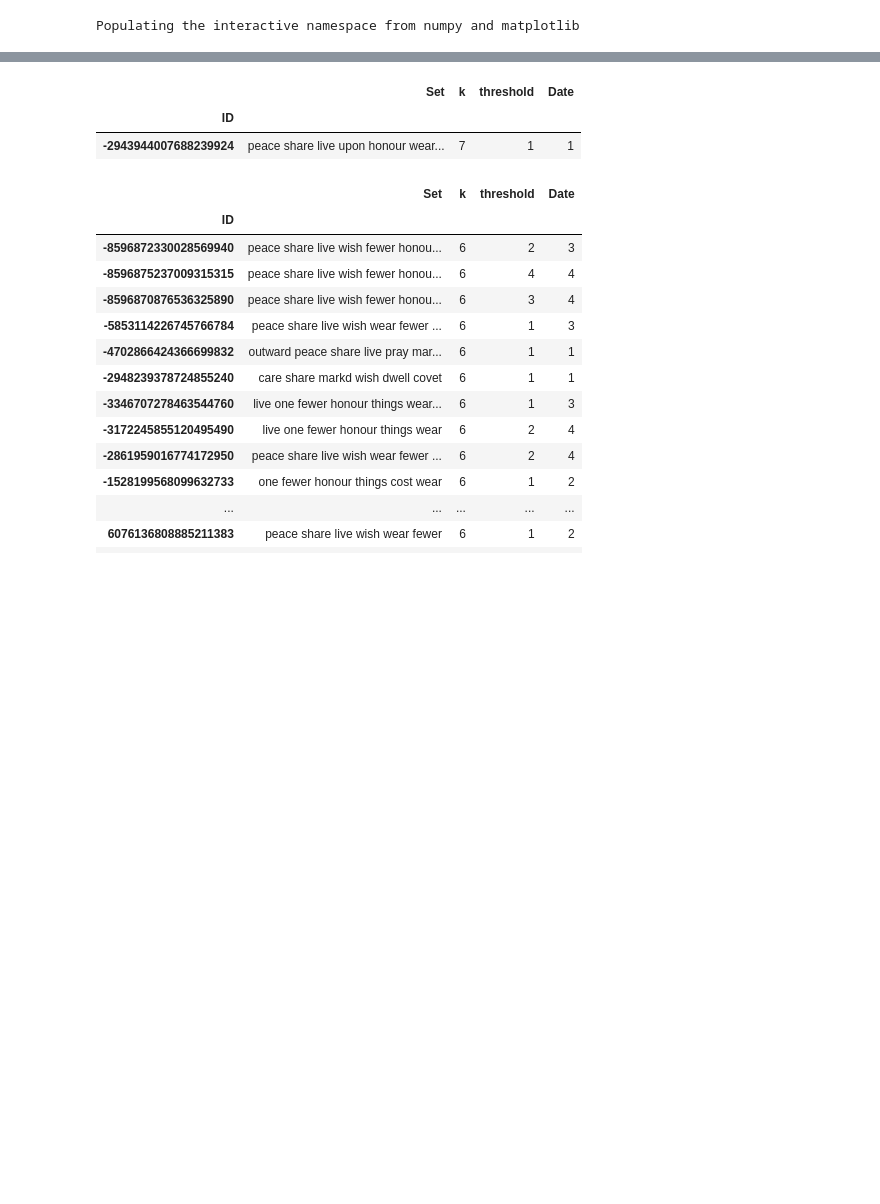
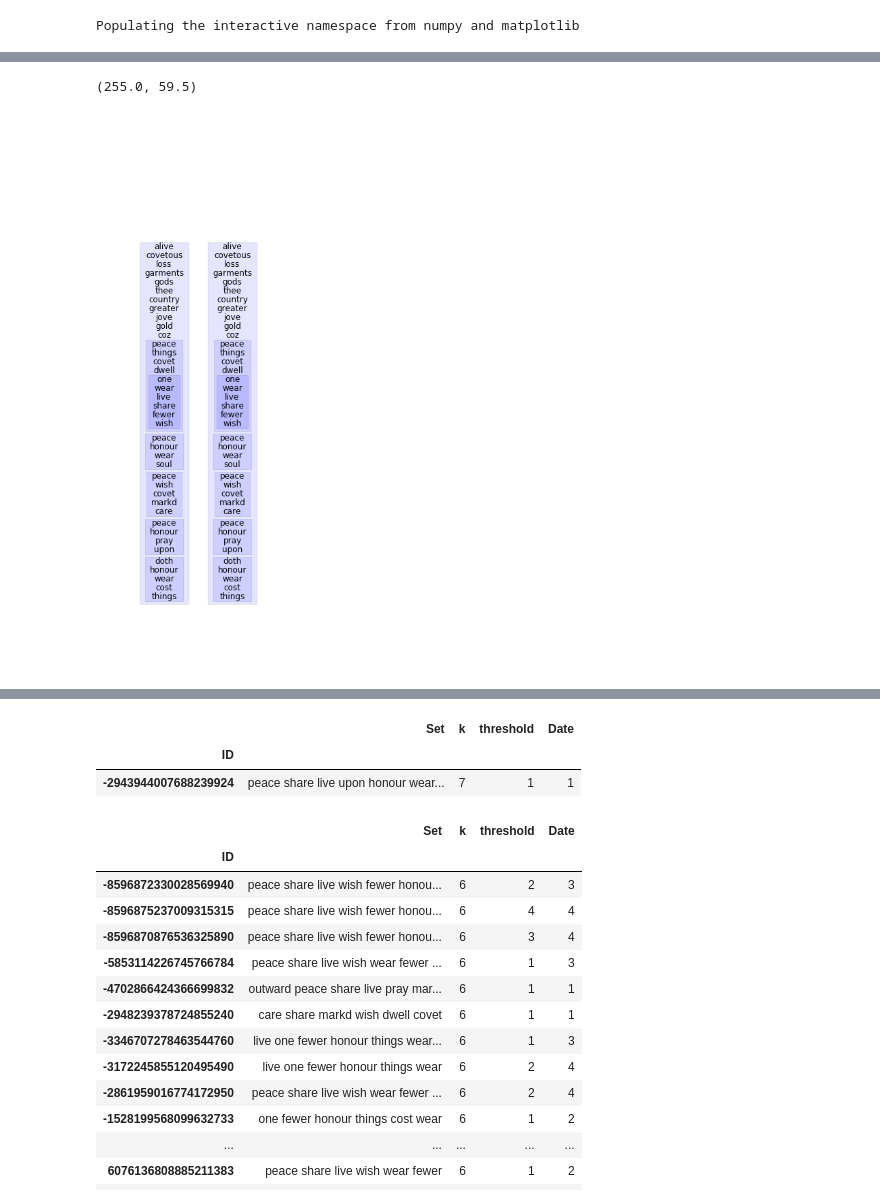
Before and after one commit to JamesPHoughton/homer, a Jupyter notebook: sandbox_py3.ipynb, the cells around one changed output, grey strips where cells are left out. Drawn from its saved outputs; the diff is of its cells as text; code cells hidden in the pictures; blank space fills up the shorter version.

Commit message:
Cluster Visualization

```diff
--- a/sandbox_py3.ipynb
+++ b/sandbox_py3.ipynb
@@ -42,0 +33,3 @@ a.k_children
+# %%
+node = collection.tree.find('4')
+node.k_children
@@ -42,0 +53,11 @@ a.k_children
+# %%
+node.compute_size()
+# %% [output]
+(255.0, 59.5)
+# %%
+fig = plt.figure(figsize=(7,14))
+ax = plt.gca()
+node.draw(ax, 100, 100)
+node.draw(ax, 200, 100)
+# %% [output]
+[figure, added]
```
Also changed, not shown: parts of 25 cells of this notebook, 5 other files.
